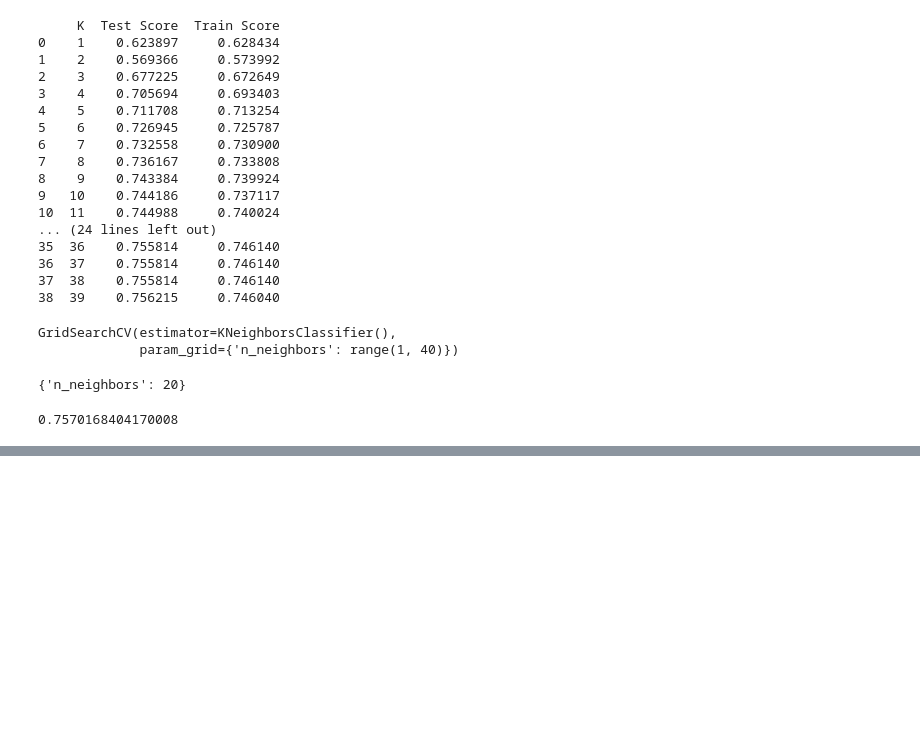
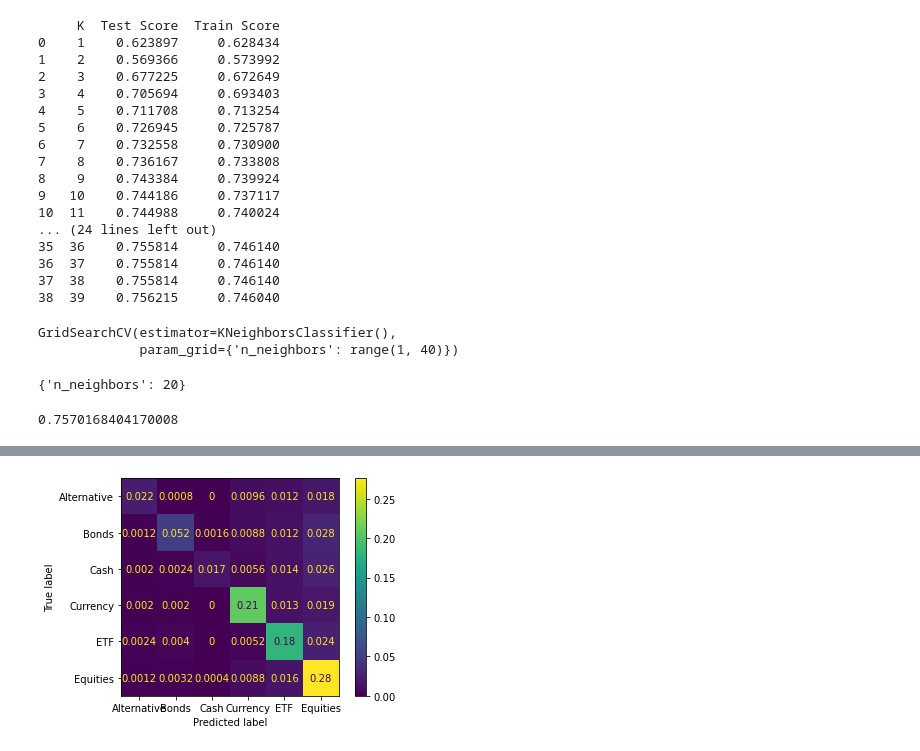
Before and after one commit to spag28/UCDPA_BethCartledge, a Jupyter notebook: Project.ipynb, the cells around one changed output, grey strips where cells are left out. Drawn from its saved outputs; the diff is of its cells as text; code cells hidden in the pictures; blank space fills up the shorter version.

```diff
--- a/Project.ipynb
+++ b/Project.ipynb
@@ -999,0 +987,7 @@ plt.show()
+# %%
+#normalise the confusion matrix heatmap
+
+plot_confusion_matrix(classifier, X_test, y_test, normalize = 'all')
+plt.show()
+# %% [output]
+[figure, added]
```
Also changed, not shown: parts of 16 cells of this notebook.
